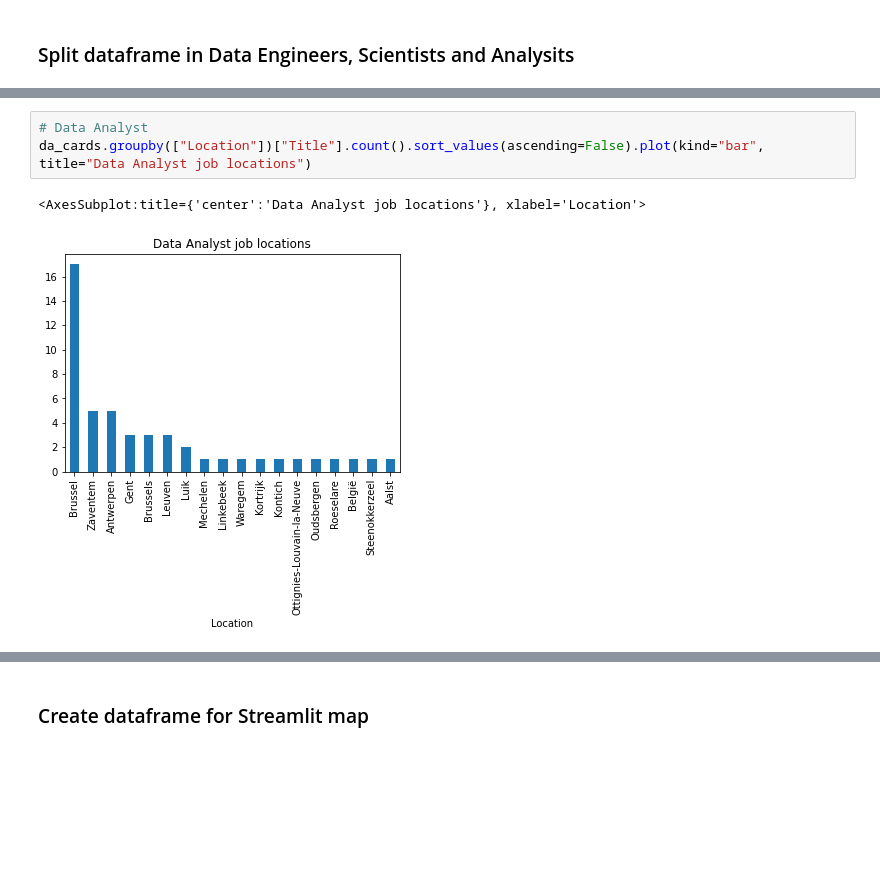
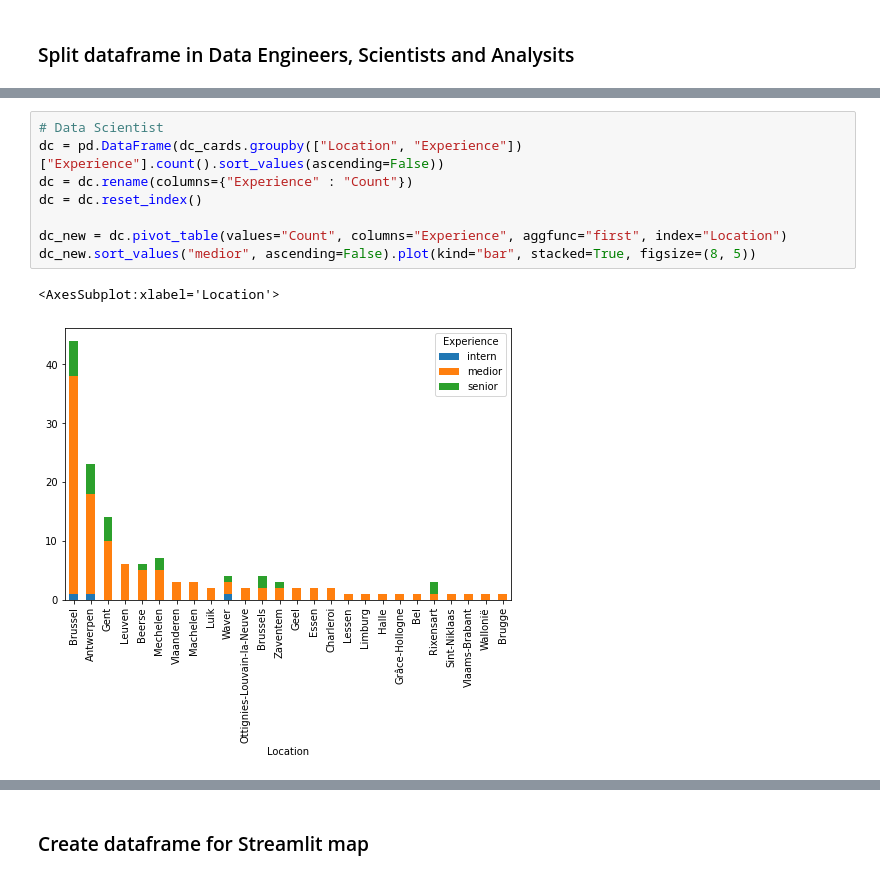
Before and after one commit to MaartenVandenhof-r0613805/Job-analysis, a Jupyter notebook: notebooks/linkedin-data-science-job-analysis-belgium.ipynb, the cells around one changed output, grey strips where cells are left out. Cells and saved outputs as stored; diff of their text form; blank space fills up the shorter version.

```diff
--- a/notebooks/linkedin-data-science-job-analysis-belgium.ipynb
+++ b/notebooks/linkedin-data-science-job-analysis-belgium.ipynb
@@ -190,6 +200,11 @@ de_cards.groupby(["Location"])["Title"].count().sort_values(ascending=False).plo
-# %%
-# Data Analyst
-da_cards.groupby(["Location"])["Title"].count().sort_values(ascending=False).plot(kind="bar", title="Data Analyst job locations")
-# %% [output]
-<AxesSubplot:title={'center':'Data Analyst job locations'}, xlabel='Location'>
-[figure, removed]
+# %%
+# Data Scientist
+dc = pd.DataFrame(dc_cards.groupby(["Location", "Experience"])["Experience"].count().sort_values(ascending=False))
+dc = dc.rename(columns={"Experience" : "Count"})
+dc = dc.reset_index()
+
+dc_new = dc.pivot_table(values="Count", columns="Experience", aggfunc="first", index="Location")
+dc_new.sort_values("medior", ascending=False).plot(kind="bar", stacked=True, figsize=(8, 5))
+# %% [output]
+<AxesSubplot:xlabel='Location'>
+[figure, added]
```
Also changed, not shown: parts of 20 cells of this notebook.
